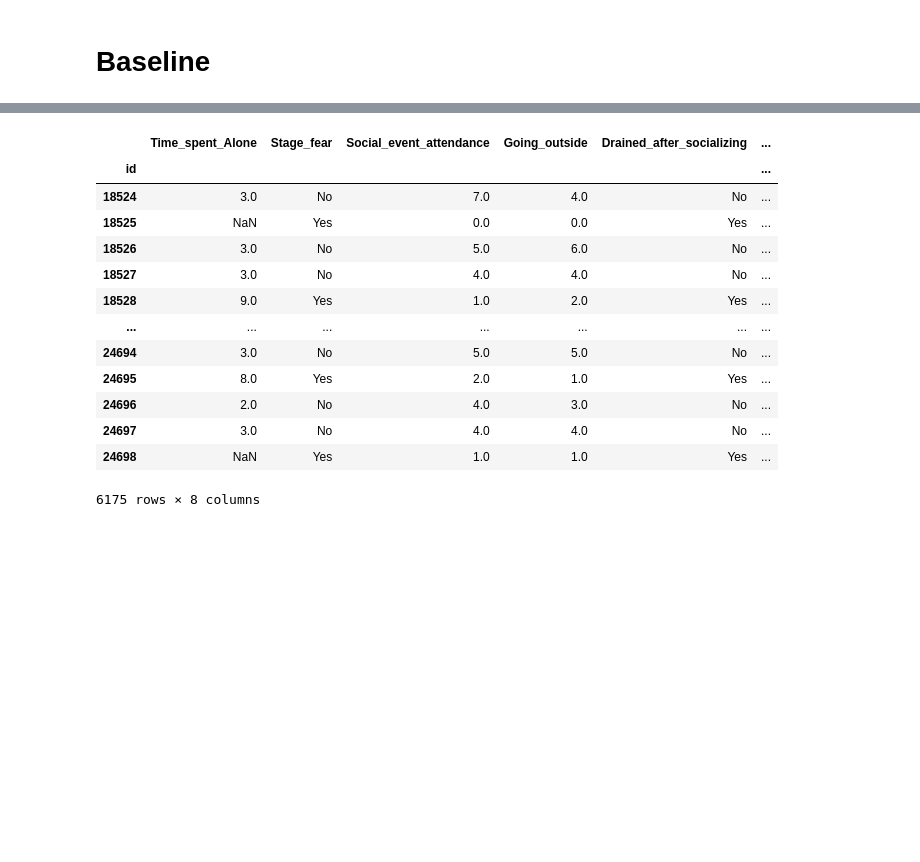
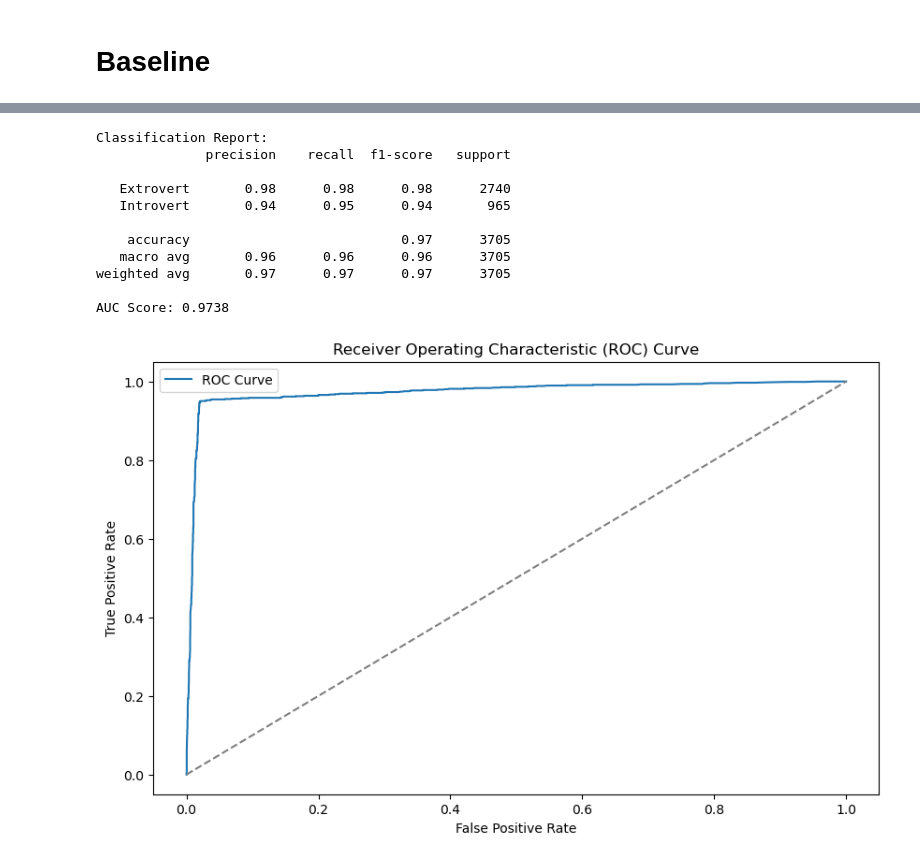
Before and after one commit to niits/experiments, a Jupyter notebook: kaggle/playground-series-s5e7/main.ipynb, the cells around one changed output, grey strips where cells are left out. Cells and saved outputs as stored; diff of their text form; code cells hidden in the pictures; blank space fills up the shorter version.

```diff
--- a/kaggle/playground-series-s5e7/main.ipynb
+++ b/kaggle/playground-series-s5e7/main.ipynb
@@ -99,7 +115,7 @@ X_train, X_val, y_train, y_val = train_test_split(
 
 # Encode the target variable
 label_encoder = LabelEncoder()
-y_train_encoded = label_encoder.fit_transform(y_train)
+y_train_encoded: np.ndarray = label_encoder.fit_transform(y_train)
 y_val_encoded = label_encoder.transform(y_val)
 # %% [markdown]
 # Baseline
@@ -112,19 +126,24 @@ d_val = xgb.DMatrix(X_val, label=y_val_encoded, enable_categorical=True)
 
 model = xgb.train(
     params={
-        "objective": "multi:softmax",
-        "num_class": len(y.unique()),
-        "eval_metric": "mlogloss",
+        "objective": "binary:logistic",
         "max_depth": 6,
         "eta": 0.1,
         "subsample": 0.8,
         "colsample_bytree": 0.8,
         "seed": 42,
-        "verbosity": 1,
     },
     dtrain=d_train,
-    num_boost_round=100,
+    num_boost_round=2000,
     evals=[(d_train, "train"), (d_val, "val")],
-    early_stopping_rounds=10,
+    early_stopping_rounds=20,
+    callbacks=[
+        xgb.callback.EvaluationMonitor(
+            show_stdv=True,
+        ),
+        xgb.callback.LearningRateScheduler(
+            lambda epoch: 0.1 * (0.9**epoch),
+        ),
+    ],
 )
 # %% [output]
@@ -171,19 +167,35 @@ test_predictions = model.predict(d_test)
-# %%
-test_df["Personality"] = label_encoder.inverse_transform(test_predictions.astype(int))
-
-test_df
-# %% [output]
-|  | Time_spent_Alone | Stage_fear | Social_event_attendance | Going_outside | Drained_after_socializing | ... |
-| id |  |  |  |  |  | ... |
-| 18524 | 3.0 | No | 7.0 | 4.0 | No | ... |
-| 18525 | NaN | Yes | 0.0 | 0.0 | Yes | ... |
-| 18526 | 3.0 | No | 5.0 | 6.0 | No | ... |
-| 18527 | 3.0 | No | 4.0 | 4.0 | No | ... |
-| 18528 | 9.0 | Yes | 1.0 | 2.0 | Yes | ... |
-| ... | ... | ... | ... | ... | ... | ... |
-| 24694 | 3.0 | No | 5.0 | 5.0 | No | ... |
-| 24695 | 8.0 | Yes | 2.0 | 1.0 | Yes | ... |
-| 24696 | 2.0 | No | 4.0 | 3.0 | No | ... |
-| 24697 | 3.0 | No | 4.0 | 4.0 | No | ... |
-| 24698 | NaN | Yes | 1.0 | 1.0 | Yes | ... |
-6175 rows × 8 columns
+# %%
+def evaluate_model(model, d_val, y_val_encoded):
+    y_val_pred = model.predict(d_val)
+    y_val_pred_binary = (y_val_pred > 0.5).astype(int)
+
+    print("Classification Report:")
+    print(classification_report(y_val_encoded, y_val_pred_binary, target_names=label_encoder.classes_))
+
+    auc_score = roc_auc_score(y_val_encoded, y_val_pred)
+    print(f"AUC Score: {auc_score:.4f}")
+
+    fpr, tpr, thresholds = roc_curve(y_val_encoded, y_val_pred)
+    plt.figure(figsize=(10, 6))
+    plt.plot(fpr, tpr, label="ROC Curve")
+    plt.plot([0, 1], [0, 1], linestyle="--", color="gray")
+    plt.title("Receiver Operating Characteristic (ROC) Curve")
+    plt.xlabel("False Positive Rate")
+    plt.ylabel("True Positive Rate")
+    plt.legend()
+    plt.show()
+
+evaluate_model(model, d_val, y_val_encoded)
+# %% [output]
+Classification Report:
+              precision    recall  f1-score   support
+
+   Extrovert       0.98      0.98      0.98      2740
+   Introvert       0.94      0.95      0.94       965
+
+    accuracy                           0.97      3705
+   macro avg       0.96      0.96      0.96      3705
+weighted avg       0.97      0.97      0.97      3705
+
+AUC Score: 0.9738
+[figure, added]
```
Also changed, not shown: parts of 34 cells of this notebook, 1 other file.
